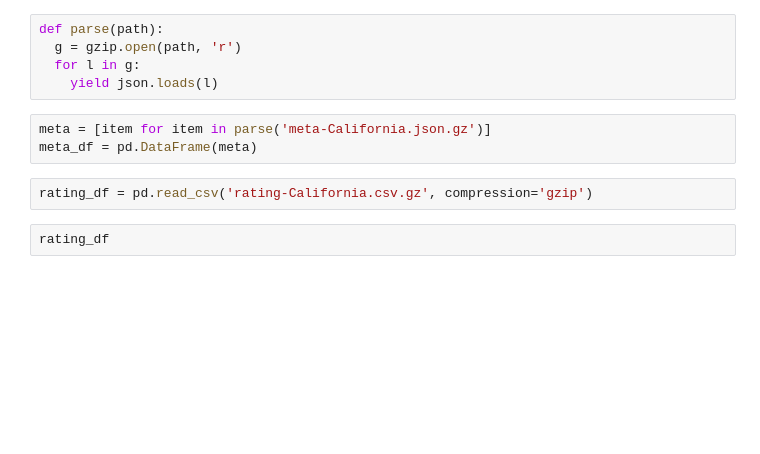
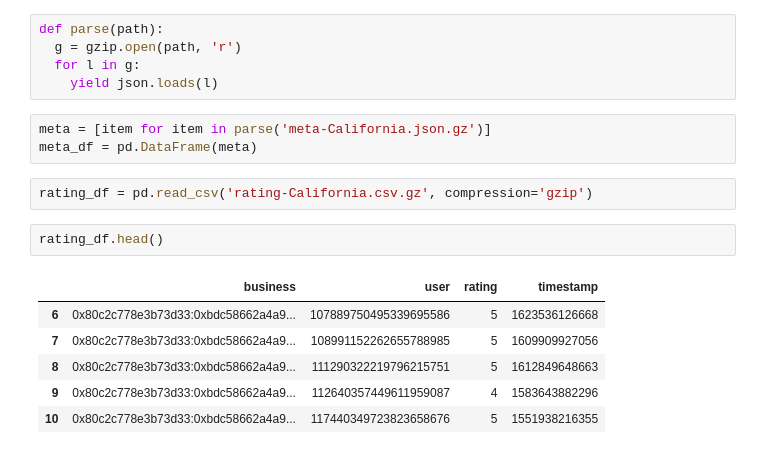
Before and after one commit to anishcd/CSE158-Assignment-2, a Jupyter notebook: analysis.ipynb, the cells around one changed output. Drawn from its saved outputs; the diff is of its cells as text; blank space fills up the shorter version.

```diff
--- a/analysis.ipynb
+++ b/analysis.ipynb
@@ -25,5 +25,12 @@ meta_df = pd.DataFrame(meta)
 # %%
 rating_df = pd.read_csv('rating-California.csv.gz', compression='gzip')
 # %%
-rating_df
+rating_df.head()
+# %% [output]
+|  | business | user | rating | timestamp |
+| 6 | 0x80c2c778e3b73d33:0xbdc58662a4a9... | 107889750495339695586 | 5 | 1623536126668 |
+| 7 | 0x80c2c778e3b73d33:0xbdc58662a4a9... | 108991152262655788985 | 5 | 1609909927056 |
+| 8 | 0x80c2c778e3b73d33:0xbdc58662a4a9... | 111290322219796215751 | 5 | 1612849648663 |
+| 9 | 0x80c2c778e3b73d33:0xbdc58662a4a9... | 112640357449611959087 | 4 | 1583643882296 |
+| 10 | 0x80c2c778e3b73d33:0xbdc58662a4a9... | 117440349723823658676 | 5 | 1551938216355 |
 # %%
```
Also changed, not shown: parts of 27 cells of this notebook, 1 other file.
